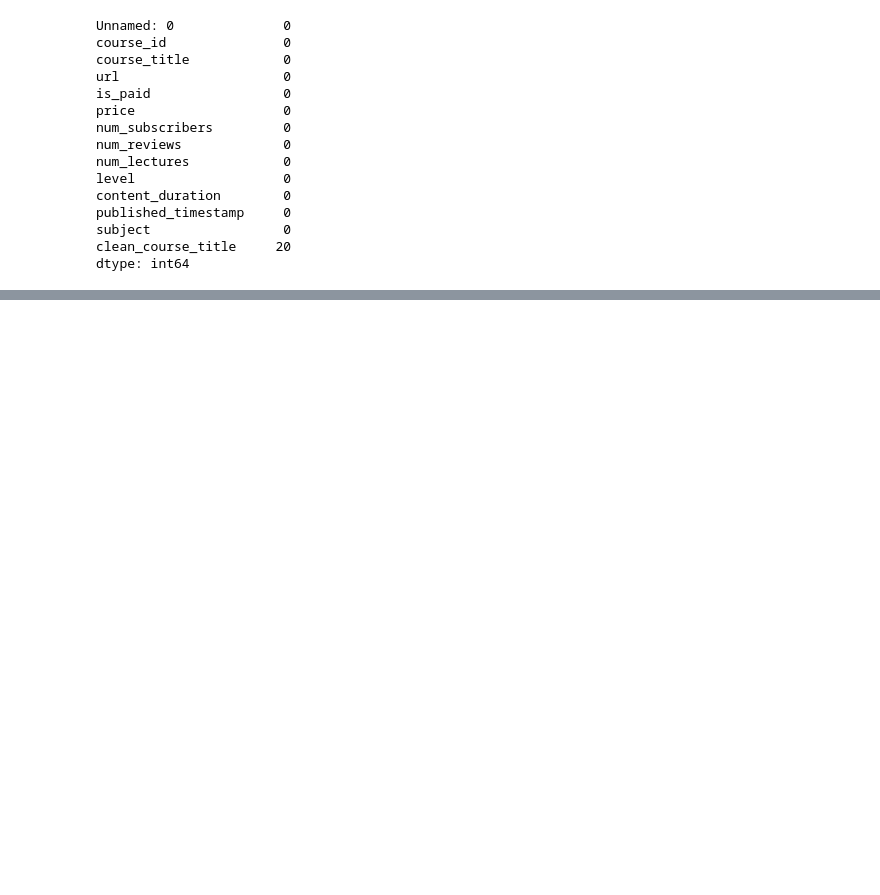
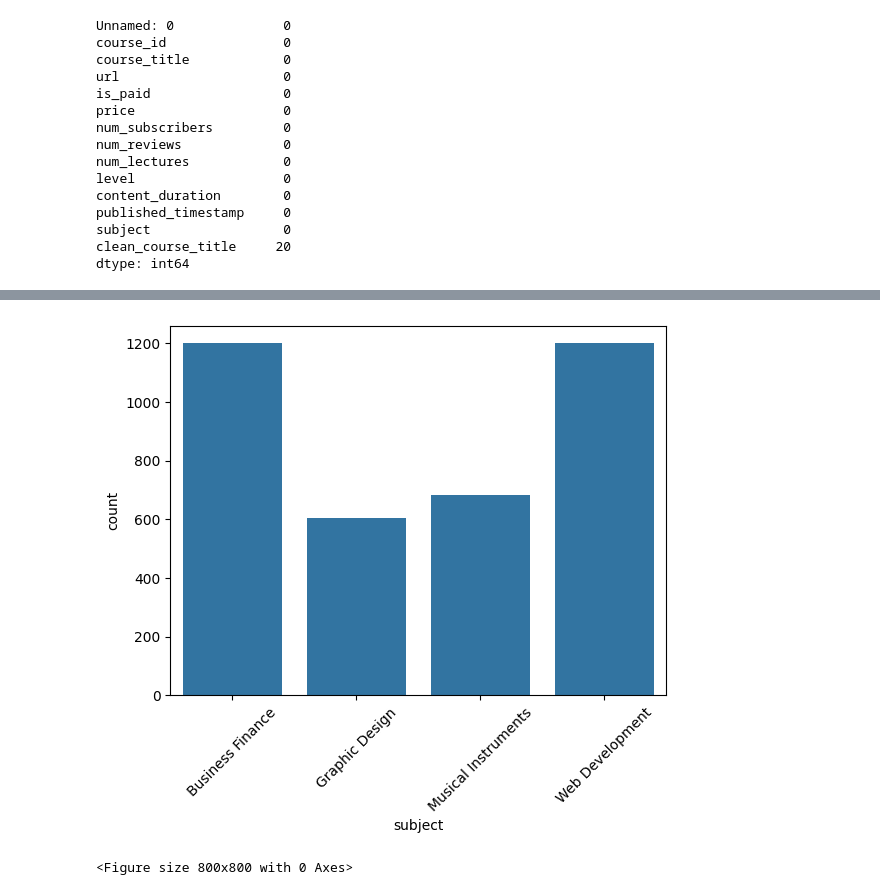
Before and after one commit to ahmedllshafiey/Udemy-Analysis, a Jupyter notebook: Udemy.ipynb, the cells around one changed output, grey strips where cells are left out. Drawn from its saved outputs; the diff is of its cells as text; code cells hidden in the pictures; blank space fills up the shorter version.

```diff
--- a/Udemy.ipynb
+++ b/Udemy.ipynb
@@ -67,0 +94,8 @@ dtype: int64
+# %%
+sns.countplot(data=df, x=df['subject'])
+plt.xticks(rotation=45)
+plt.figure(figsize=(8,8))
+plt.show()
+# %% [output]
+[figure, added]
+<Figure size 800x800 with 0 Axes>
```
Also changed, not shown: parts of 6 cells of this notebook.
